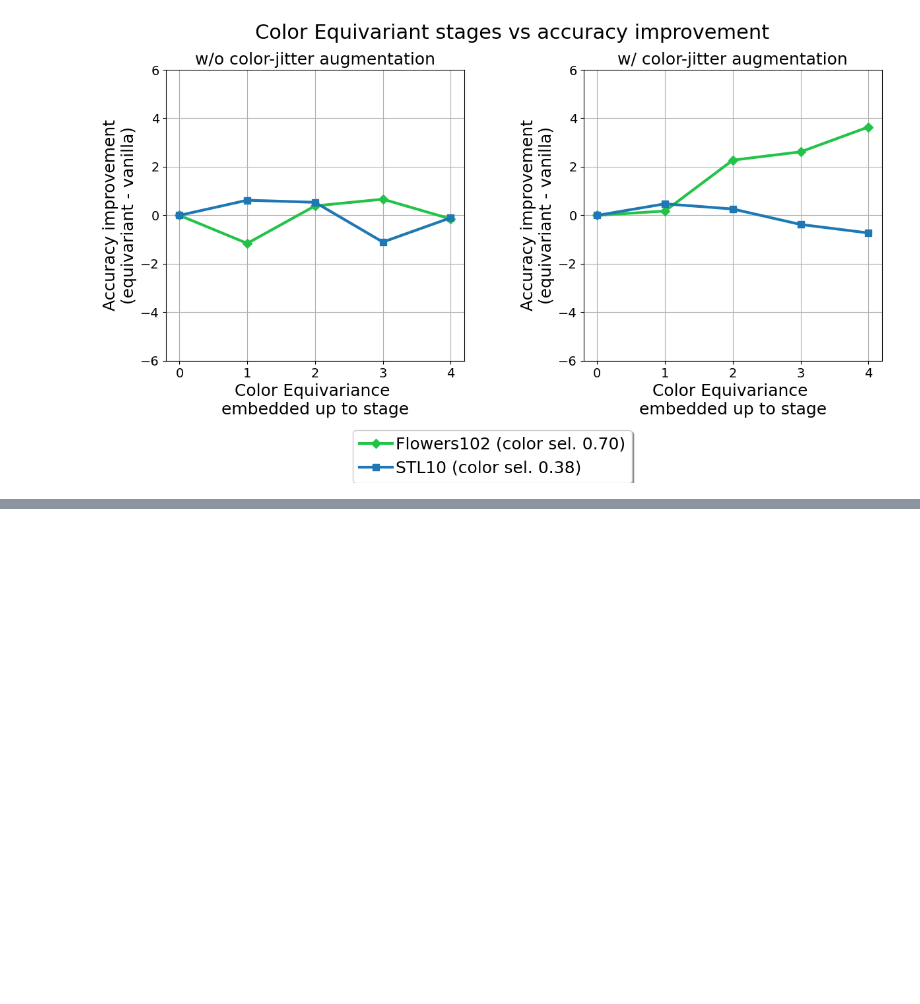
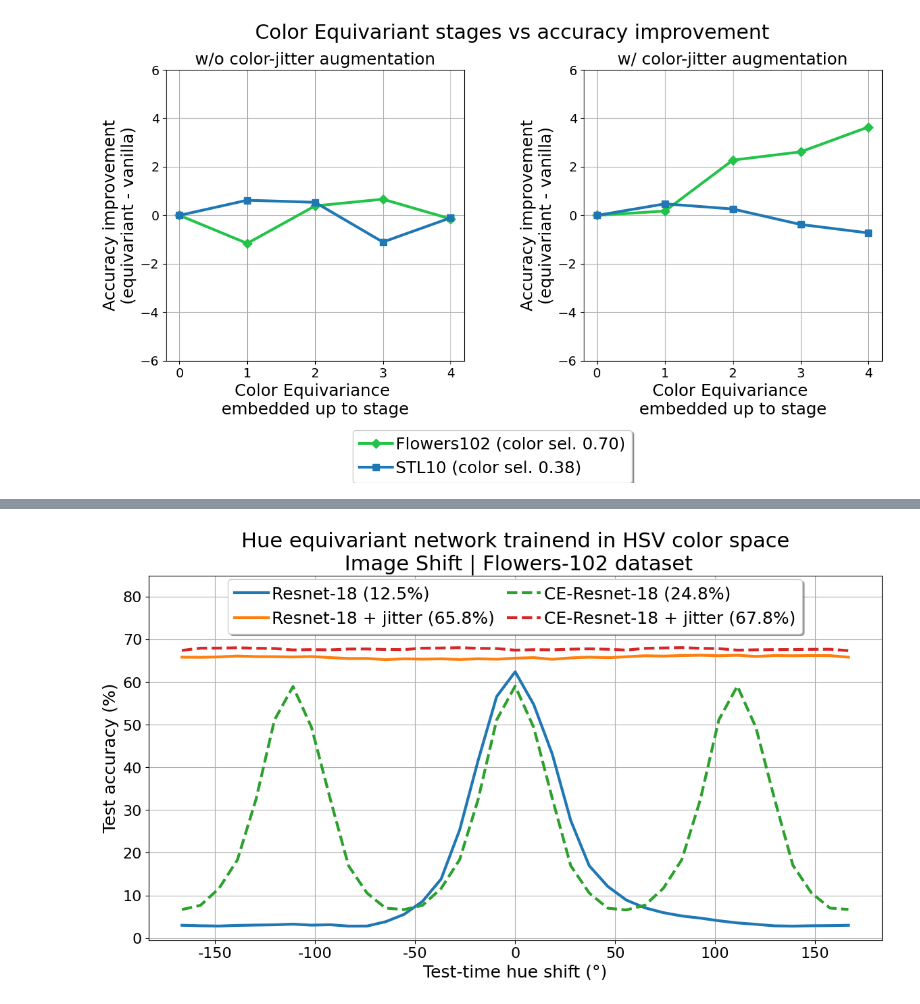
Before and after one commit to ArcovanBreda/CEConvDL2, a Jupyter notebook: CEConv/Arcos_notebook.ipynb, the cells around one changed output, grey strips where cells are left out. Saved outputs shown, nothing was run; the diff lists cells and outputs as text; code cells hidden in the pictures; blank space fills up the shorter version.

Commit message:
plot unifomity (except Silvia) and section 'comparison of different color spaces'

```diff
--- a/CEConv/Arcos_notebook.ipynb
+++ b/CEConv/Arcos_notebook.ipynb
@@ -82,3 +59,8 @@ hue_kernel()
+# %%
+from utils import hue_image
+hue_image()
+# %% [output]
+[figure, added]
 # %%
 from utils import plot_figure_22
 plot_figure_22("/home/arco/Downloads/Master AI/CEConvDL2")
```
Also changed, not shown: parts of 12 cells of this notebook, 11 other files.
